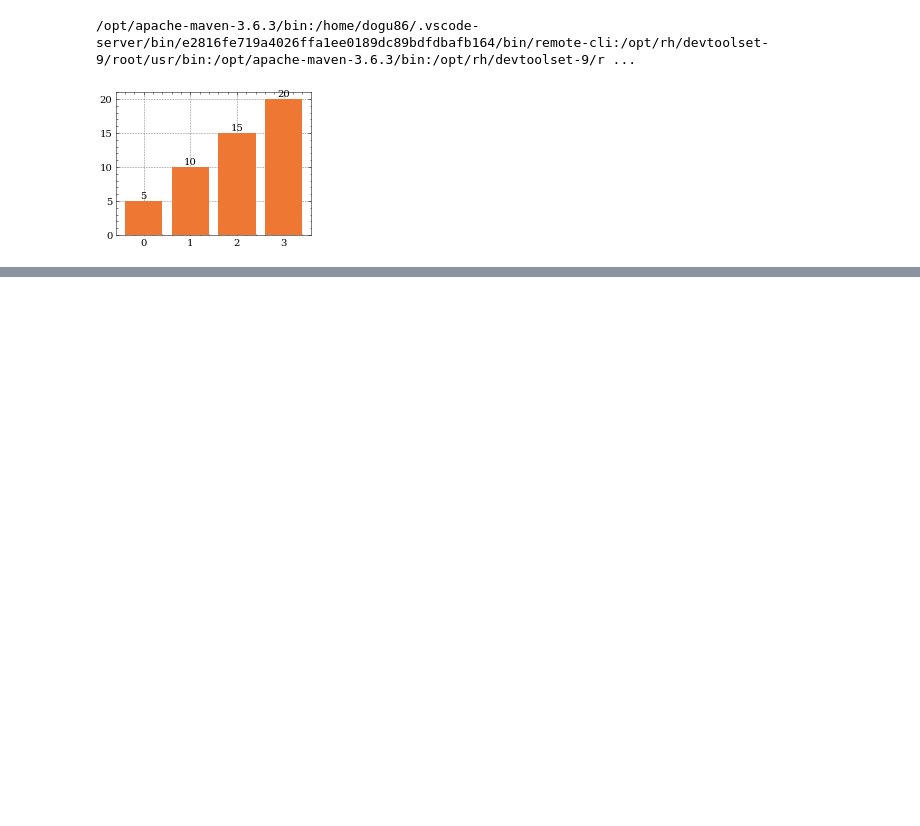
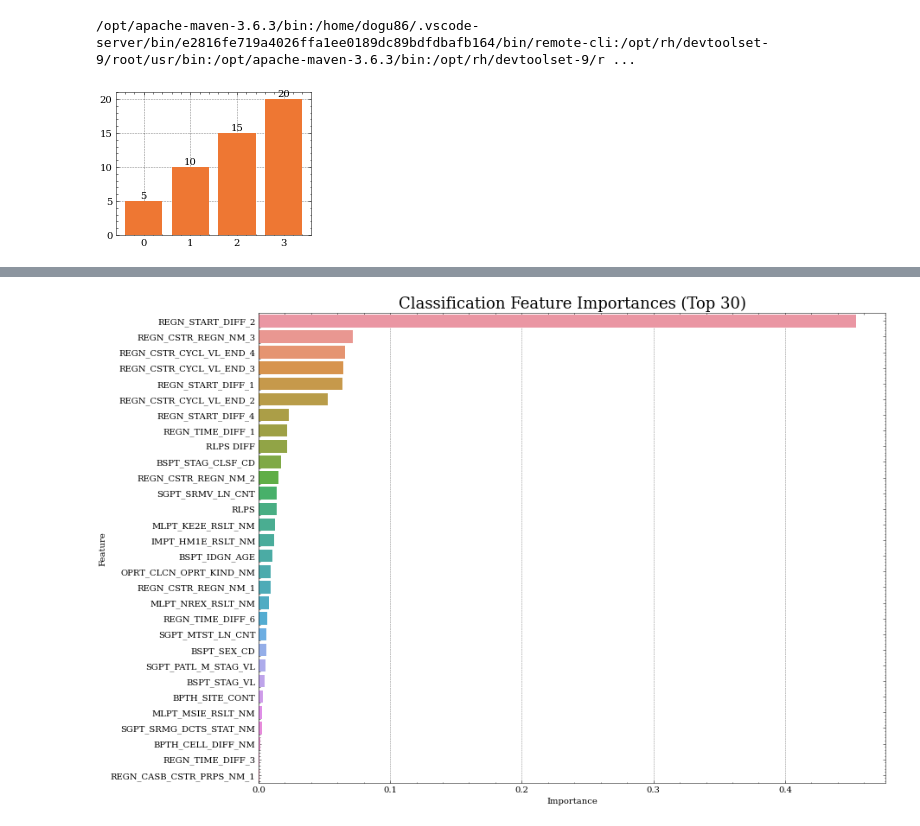
Before and after one commit to memy85/2022_DATA_SYNTHESIS, a Jupyter notebook: young_age/src/4_results/Untitled.ipynb, the cells around one changed output, grey strips where cells are left out. Cells and saved outputs as stored; diff of their text form; code cells hidden in the pictures; blank space fills up the shorter version.

```diff
--- a/young_age/src/4_results/Untitled.ipynb
+++ b/young_age/src/4_results/Untitled.ipynb
@@ -544,0 +764,4 @@ plt.show()
+# %%
+get_feature_importances(dt_model_tsts,test_x.columns)
+# %% [output]
+[figure, added]
```
Also changed, not shown: parts of 31 cells of this notebook.
